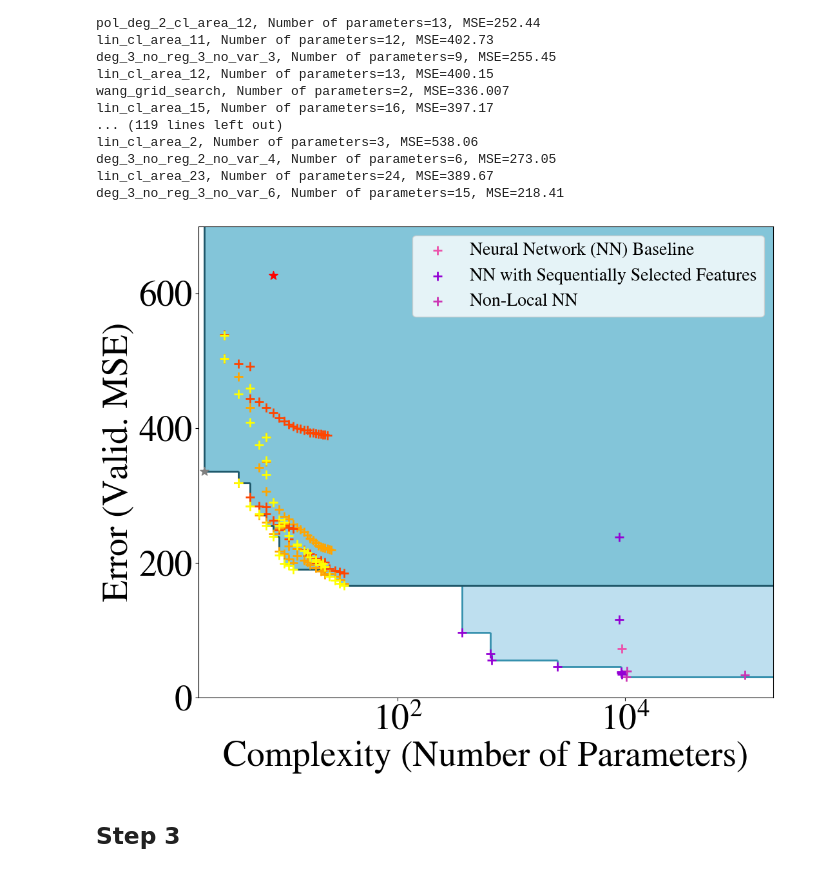
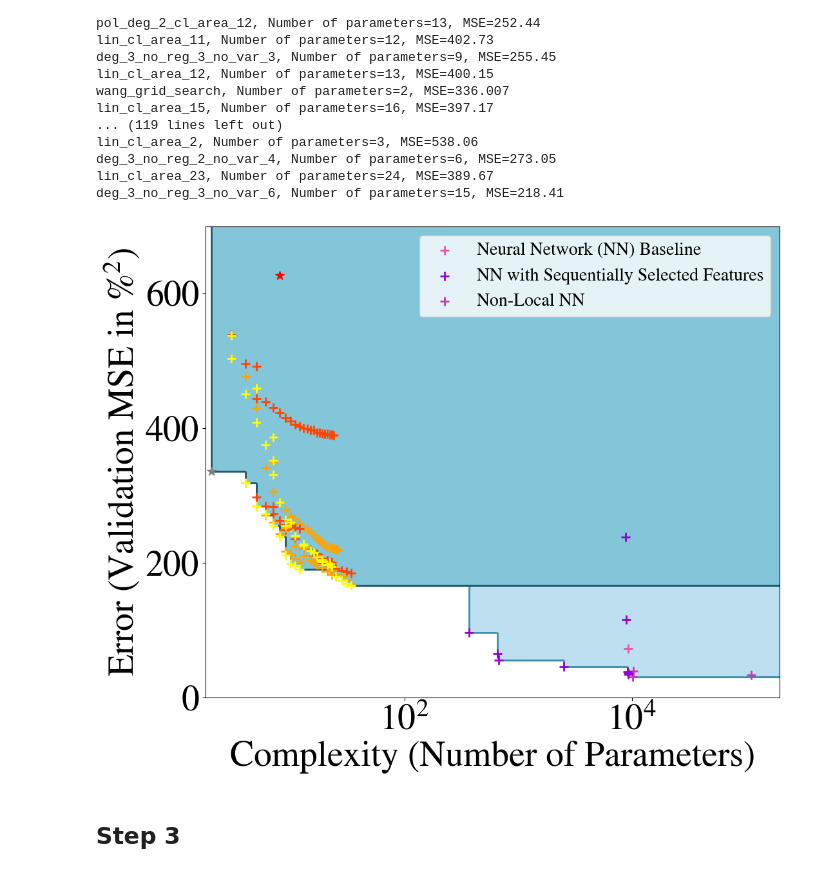
Before and after one commit to tbeucler/2024_Pareto_Distillation, a Jupyter notebook: Colab_Notebook.ipynb, the cells around one changed output. Saved outputs shown, nothing was run; the diff lists cells and outputs as text; code cells hidden in the pictures.

```diff
--- a/Colab_Notebook.ipynb
+++ b/Colab_Notebook.ipynb
@@ -6,7 +8,7 @@ Based on model performance and complexity, this Jupyter notebook reproduces Pare
 3. Tropical precipitation modeling
 # %%
 # Please enter the path to the data below
-path_data = _
+path_data = '/content/'
 #path_data = '/work/FAC/FGSE/IDYST/tbeucler/default/tbeucler/2024_Pareto_Distillation_Data'
 # %% [markdown]
 # Imports, Data Loading, and Shared Functions
@@ -445,35 +447,35 @@ for k in cc['Complexity/Number of parameters'].keys():
                    cc['MSE scores on validation set'][k],
                    s=siz, color=col, zorder=2, marker=m, label=cap)
 
 # Set limits
 ax.set_xlim((0.25, 5.3))
 ax.set_ylim((0, 699))
 
 # Improve the plot
 plt.xlabel('Complexity (Number of Parameters)')
-plt.ylabel('Error (Valid. MSE)')
+plt.ylabel('Error (Validation MSE in $\%^2$)')
 plt.legend(loc='upper right')
 
 # Eliminate all redondant legend entries
 handles, labels = plt.gca().get_legend_handles_labels()
 by_label = dict(zip(labels, handles))
 plt.legend(by_label.values(), by_label.keys(),fontsize=fz/2)
 # Change the order of the last three labels
 # to "Sundqvist Baseline", "Neural Network (NN) Baseline", and "NN with Sequentially Selected Features"
 handles, labels = plt.gca().get_legend_handles_labels()
 by_label = dict(zip(labels, handles))
 new_labels = ['Neural Network (NN) Baseline', 'NN with Sequentially Selected Features', 'Non-Local NN']
 new_handles = [by_label[label] for label in new_labels]
 # Change the color of the 'NN with Sequentially Selected Features' label to pink_cmap(5)
 new_handles[1].set_color(pink_cmap(5))
 plt.legend(new_handles, new_labels,fontsize=fz/2)
 
 # Use scientific notation for x-ticks
 ax.xaxis.set_major_formatter(ticker.FuncFormatter(lambda x, pos: f'$10^{{{int(x)}}}$'))
 
 plt.show()
 # %% [output]
-[figure, old version]
+[figure, new version]
 # %% [markdown]
 ## Step 3
 # %%
```
Also changed, not shown: parts of 7 cells of this notebook.
